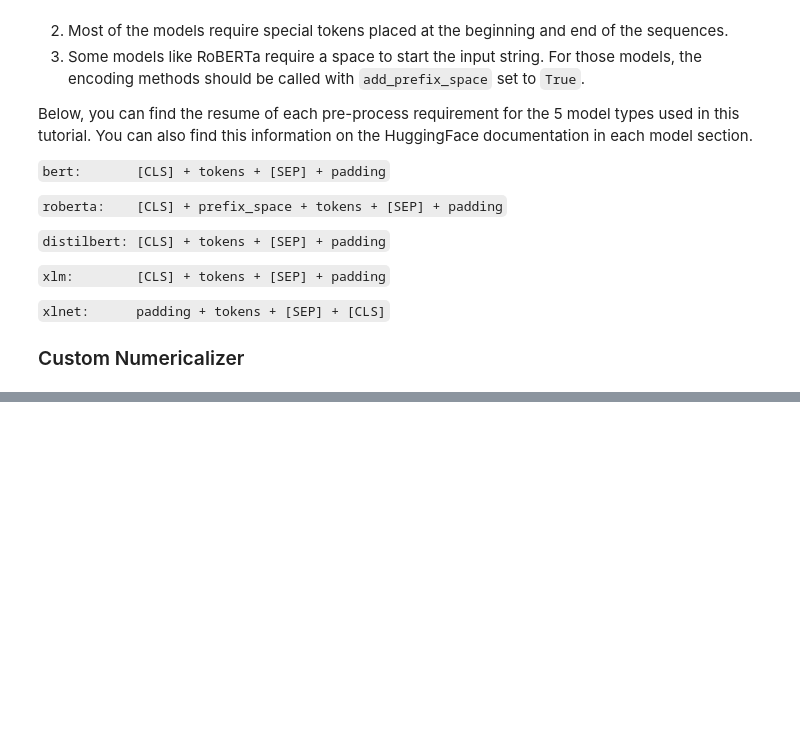
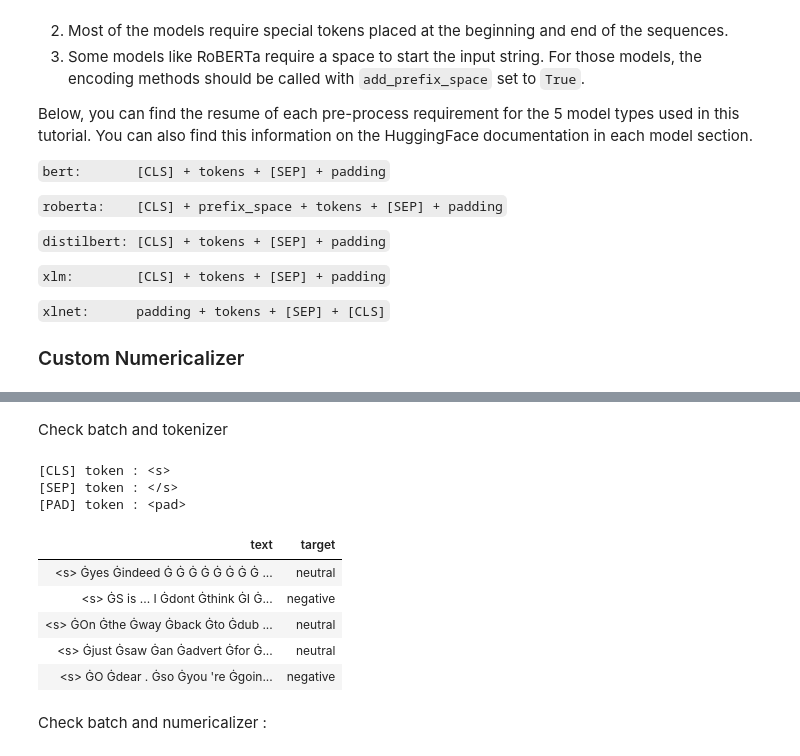
Before and after one commit to jinfeijoy/NLP, a Jupyter notebook: kaggle_Covid19_vaccine_Twitter/notebook/covid_twitter_vec_fastai1_with_transformer_googlecolab.ipynb, the cells around one changed output, grey strips where cells are left out. Drawn from its saved outputs; the diff is of its cells as text; code cells hidden in the pictures; blank space fills up the shorter version.

```diff
--- a/kaggle_Covid19_vaccine_Twitter/notebook/covid_twitter_vec_fastai1_with_transformer_googlecolab.ipynb
+++ b/kaggle_Covid19_vaccine_Twitter/notebook/covid_twitter_vec_fastai1_with_transformer_googlecolab.ipynb
@@ -204,0 +205,5 @@ class TransformersVocab(Vocab):
+# %%
+transformer_vocab = TransformersVocab(tokenizer = transformer_tokenizer)
+numericalize_processor = NumericalizeProcessor(vocab = transformer_vocab)
+tokenize_processor = TokenizeProcessor(tokenizer=fastai_tokenizer, include_bos = False, include_eos = False)
+transformer_processor = [tokenize_processor, numericalize_processor]
@@ -204,0 +212,12 @@ class TransformersVocab(Vocab):
+# %%
+pad_first = bool(model_type in ['xlnet'])
+pad_idx = transformer_tokenizer.pad_token_id
+# %%
+from sklearn.model_selection import train_test_split
+train, test = train_test_split(basic_tweet, test_size=0.3, random_state=42)
+# %%
+databunch = (TextList.from_df(train, cols='text', processor=transformer_processor)
+             .split_by_rand_pct(0.1,seed=seed)
+             .label_from_df(cols= 'sentiment')
+             .add_test(test)
+             .databunch(bs=bs, pad_first=pad_first, pad_idx=pad_idx))
@@ -204,0 +228,19 @@ class TransformersVocab(Vocab):
+# %% [markdown]
+Check batch and tokenizer
+# %%
+print('[CLS] token :', transformer_tokenizer.cls_token)
+print('[SEP] token :', transformer_tokenizer.sep_token)
+print('[PAD] token :', transformer_tokenizer.pad_token)
+databunch.show_batch()
+# %% [output]
+[CLS] token : <s>
+[SEP] token : </s>
+[PAD] token : <pad>
+| text | target |
+| <s> Ġyes Ġindeed Ġ Ġ Ġ Ġ Ġ Ġ Ġ Ġ ... | neutral |
+| <s> ĠS is ... I Ġdont Ġthink ĠI Ġ... | negative |
+| <s> ĠOn Ġthe Ġway Ġback Ġto Ġdub ... | neutral |
+| <s> Ġjust Ġsaw Ġan Ġadvert Ġfor Ġ... | neutral |
+| <s> ĠO Ġdear . Ġso Ġyou 're Ġgoin... | negative |
+# %% [markdown]
+Check batch and numericalizer :
```
Also changed, not shown: parts of 20 cells of this notebook.
